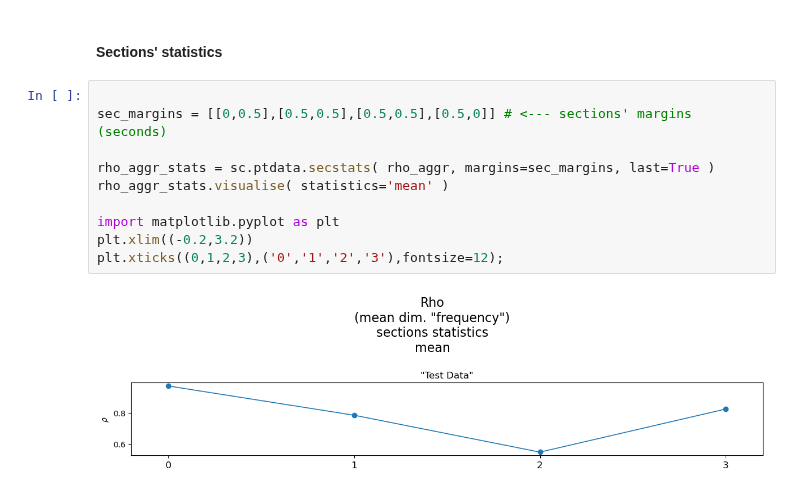
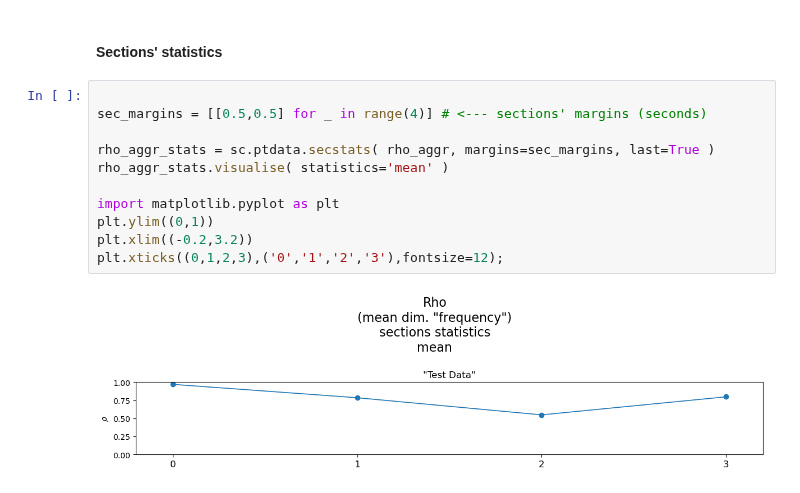
Before and after one commit to juigmend/SynCoord, a Jupyter notebook: docs/Rho.ipynb, the cells around one changed output. Saved outputs shown, nothing was run; the diff lists cells and outputs as text.

Commit message:
correct section stats margins and ylim

```diff
--- a/docs/Rho.ipynb
+++ b/docs/Rho.ipynb
@@ -117,13 +117,14 @@ else:
 #### Sections' statistics
 # %%
 
-sec_margins = [[0,0.5],[0.5,0.5],[0.5,0.5],[0.5,0]] # <--- sections' margins (seconds)
+sec_margins = [[0.5,0.5] for _ in range(4)] # <--- sections' margins (seconds)
 
 rho_aggr_stats = sc.ptdata.secstats( rho_aggr, margins=sec_margins, last=True )
 rho_aggr_stats.visualise( statistics='mean' )
 
 import matplotlib.pyplot as plt
+plt.ylim((0,1))
 plt.xlim((-0.2,3.2))
 plt.xticks((0,1,2,3),('0','1','2','3'),fontsize=12);
 # %% [output]
-[figure, old version]
+[figure, new version]
```
Also changed, not shown: parts of 1 cell of this notebook.
